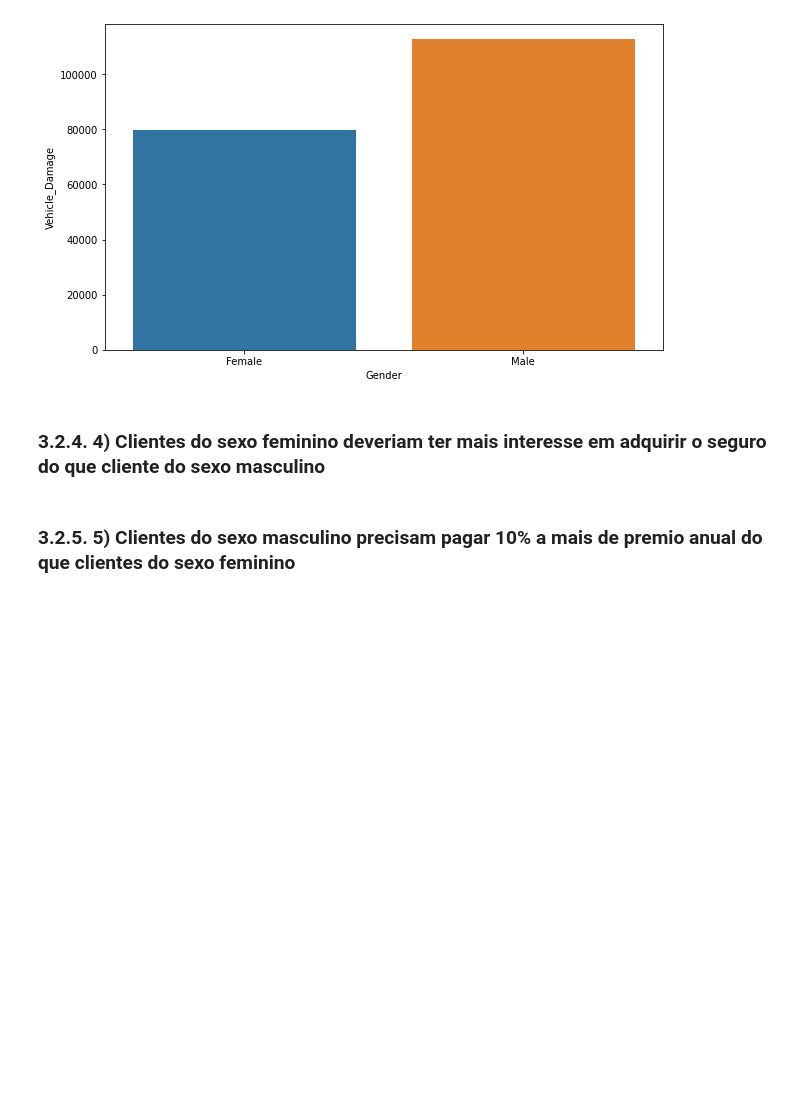
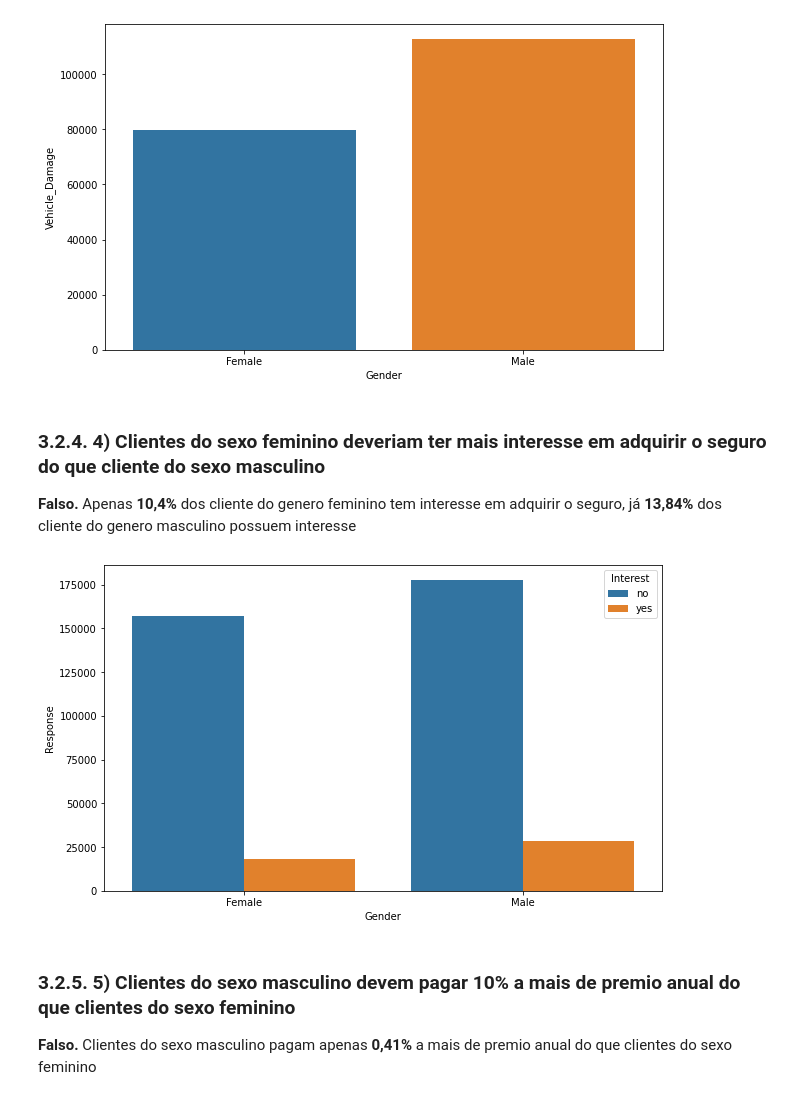
Before and after one commit to cristiandaco/health_insurance_cross_sell, a Jupyter notebook: 03_analise_exploratoria.ipynb, the cells around one changed output. Drawn from its saved outputs; the diff is of its cells as text; code cells hidden in the pictures; blank space fills up the shorter version.

```diff
--- a/03_analise_exploratoria.ipynb
+++ b/03_analise_exploratoria.ipynb
@@ -154,3 +154,11 @@ df2['Insured'] = df2['Previously_Insured'].apply( lambda x: 'yes' if x == 1 else
 df2['Age_Vehicle'] = df2['Vehicle_Age'].apply( lambda x: 'old' if x == '> 2 Years' else
                                                          'used car' if x == '1-2 Year' else
                                                          'new')
+
+#feature interest
+df2['Interest'] = df2['Response'].apply( lambda x: 'yes' if x == 1 else
+                                                     'no')
+
+#feature age_group
+df2['Age_Group'] = df2['Age'].apply( lambda x: 'Above_35' if x > 35 else
+                                               'Below_35')
@@ -232,5 +249,15 @@ sns.barplot( x = 'Gender', y = 'Vehicle_Damage', data = aux3 );
 [figure]
 # %% [markdown]
 ### 3.2.4. 4) Clientes do sexo feminino deveriam ter mais interesse em adquirir o seguro do que cliente do sexo masculino
+
+**Falso.** Apenas **10,4%** dos cliente do genero feminino tem interesse em adquirir o seguro, já **13,84%** dos cliente do genero masculino possuem interesse
+# %%
+aux4 = df3[['Gender', 'Response', 'Interest']].groupby( ['Gender', 'Interest'] ).count().reset_index()
+
+plt.figure( figsize = ( 10,6 ) )
+sns.barplot( x = 'Gender', y = 'Response', hue = 'Interest', data = aux4 );
+# %% [output]
+[figure, added]
 # %% [markdown]
-### 3.2.5. 5) Clientes do sexo masculino precisam pagar 10% a mais de premio anual do que clientes do sexo feminino
+### 3.2.5. 5) Clientes do sexo masculino devem pagar 10% a mais de premio anual do que clientes do sexo feminino
+**Falso.** Clientes do sexo masculino pagam apenas **0,41%** a mais de premio anual do que clientes do sexo feminino
```
Also changed, not shown: parts of 11 cells of this notebook.
